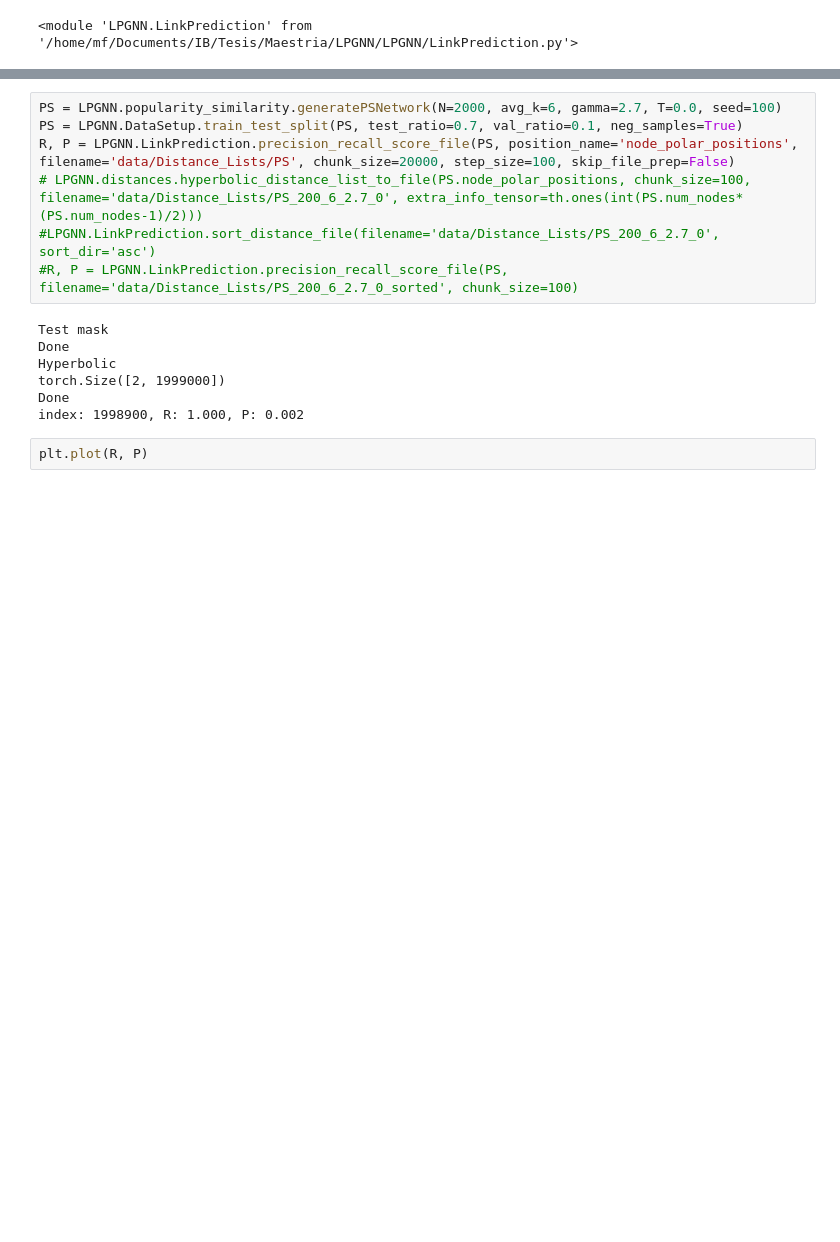
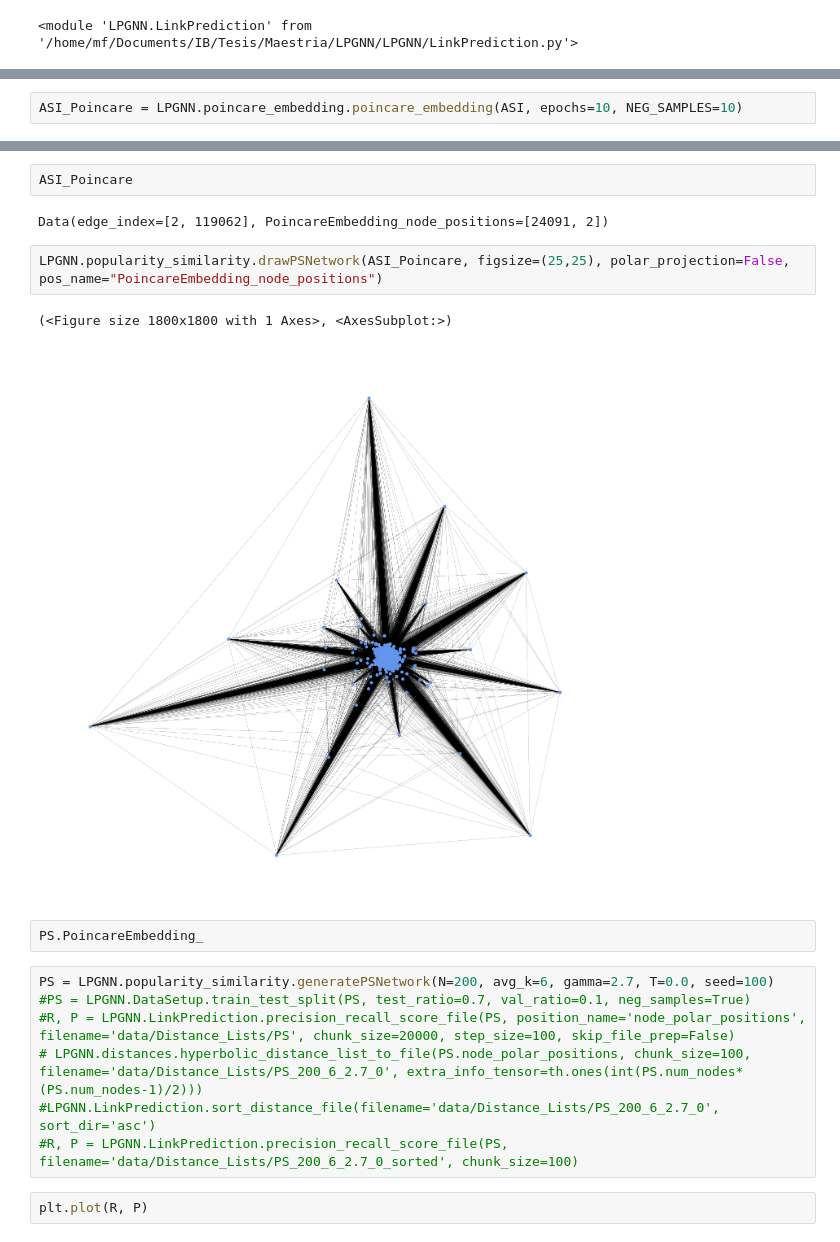
Before and after one commit to martinfama/LPGNN, a Jupyter notebook: Poincare_Embeddings.ipynb, the cells around one changed output, grey strips where cells are left out. Cells and saved outputs as stored; diff of their text form; blank space fills up the shorter version.

```diff
--- a/Poincare_Embeddings.ipynb
+++ b/Poincare_Embeddings.ipynb
@@ -35,0 +37,2 @@ importlib.reload(LPGNN.LinkPrediction)
+# %%
+ASI_Poincare = LPGNN.poincare_embedding.poincare_embedding(ASI, epochs=10, NEG_SAMPLES=10)
@@ -36,17 +51,21 @@ importlib.reload(LPGNN.LinkPrediction)
+# %%
+ASI_Poincare
+# %% [output]
+Data(edge_index=[2, 119062], PoincareEmbedding_node_positions=[24091, 2])
+# %%
+LPGNN.popularity_similarity.drawPSNetwork(ASI_Poincare, figsize=(25,25), polar_projection=False, pos_name="PoincareEmbedding_node_positions")
+# %% [output]
+(<Figure size 1800x1800 with 1 Axes>, <AxesSubplot:>)
+[figure, added]
+# %%
+PS.PoincareEmbedding_
 # %%
-PS = LPGNN.popularity_similarity.generatePSNetwork(N=2000, avg_k=6, gamma=2.7, T=0.0, seed=100)
-PS = LPGNN.DataSetup.train_test_split(PS, test_ratio=0.7, val_ratio=0.1, neg_samples=True)
-R, P = LPGNN.LinkPrediction.precision_recall_score_file(PS, position_name='node_polar_positions', filename='data/Distance_Lists/PS', chunk_size=20000, step_size=100, skip_file_prep=False)
+PS = LPGNN.popularity_similarity.generatePSNetwork(N=200, avg_k=6, gamma=2.7, T=0.0, seed=100)
+#PS = LPGNN.DataSetup.train_test_split(PS, test_ratio=0.7, val_ratio=0.1, neg_samples=True)
+#R, P = LPGNN.LinkPrediction.precision_recall_score_file(PS, position_name='node_polar_positions', filename='data/Distance_Lists/PS', chunk_size=20000, step_size=100, skip_file_prep=False)
 # LPGNN.distances.hyperbolic_distance_list_to_file(PS.node_polar_positions, chunk_size=100, filename='data/Distance_Lists/PS_200_6_2.7_0', extra_info_tensor=th.ones(int(PS.num_nodes*(PS.num_nodes-1)/2)))
 #LPGNN.LinkPrediction.sort_distance_file(filename='data/Distance_Lists/PS_200_6_2.7_0', sort_dir='asc')
 #R, P = LPGNN.LinkPrediction.precision_recall_score_file(PS, filename='data/Distance_Lists/PS_200_6_2.7_0_sorted', chunk_size=100)
-# %% [output]
-Test mask
-Done
-Hyperbolic
-torch.Size([2, 1999000])
-Done
-index: 1998900, R: 1.000, P: 0.002
 # %%
 plt.plot(R, P)
 # %% [output]
```
Also changed, not shown: parts of 15 cells of this notebook, 1 other file.
